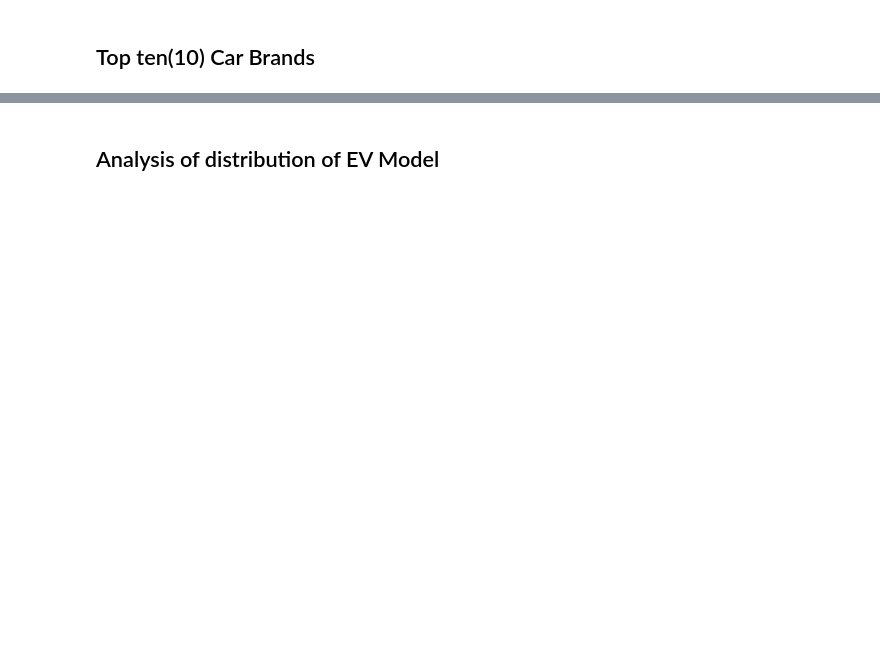
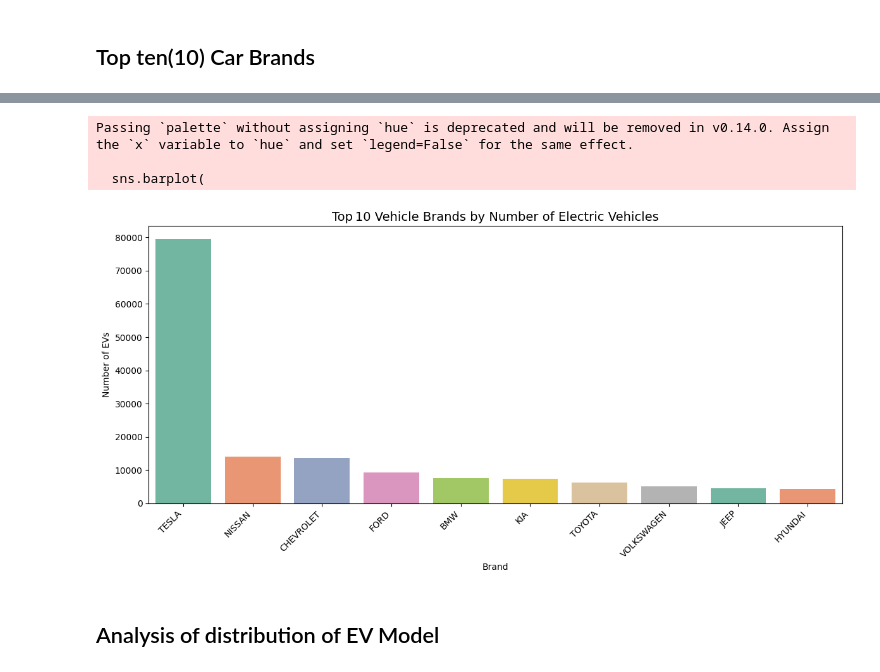
Before and after one commit to Ann-Tonina/Electric-Vehicles-population-2024-Analysis, a Jupyter notebook: EVpopulation Analysis.ipynb, the cells around one changed output, grey strips where cells are left out. Saved outputs shown, nothing was run; the diff lists cells and outputs as text; code cells hidden in the pictures; blank space fills up the shorter version.

```diff
--- a/EVpopulation Analysis.ipynb
+++ b/EVpopulation Analysis.ipynb
@@ -622,2 +750,42 @@ array(['King', 'Snohomish', 'Kitsap', 'Thurston', 'Yakima', 'Island',
+# %%
+# Re‑create the Series you provided
+top_brands = pd.Series(
+    {
+        "TESLA": 79471,
+        "NISSAN": 13984,
+        "CHEVROLET": 13651,
+        "FORD": 9177,
+        "BMW": 7556,
+        "KIA": 7423,
+        "TOYOTA": 6254,
+        "VOLKSWAGEN": 4993,
+        "JEEP": 4468,
+        "HYUNDAI": 4398,
+    },
+    name="EV_Count",
+)
+
+# Convert to a DataFrame so seaborn can read columns
+df_plot = top_brands.reset_index().rename(columns={"index": "Brand"})
+
+# Draw the bar plot
+plt.figure(figsize=(12, 6))
+sns.barplot(
+    data=df_plot,
+    x="Brand",
+    y="EV_Count",
+    palette=sns.color_palette("Set2", len(df_plot)),  # optional colour scheme
+)
+plt.title("Top 10 Vehicle Brands by Number of Electric Vehicles", fontsize=14)
+plt.xlabel("Brand")
+plt.ylabel("Number of EVs")
+plt.xticks(rotation=45, ha="right")
+plt.tight_layout()
+plt.show()
+# %% [output]
+Passing `palette` without assigning `hue` is deprecated and will be removed in v0.14.0. Assign the `x` variable to `hue` and set `legend=False` for the same effect.
+
+  sns.barplot(
+[figure, added]
 # %% [markdown]
 ## Analysis of distribution of EV Model
```
Also changed, not shown: parts of 14 cells of this notebook.
